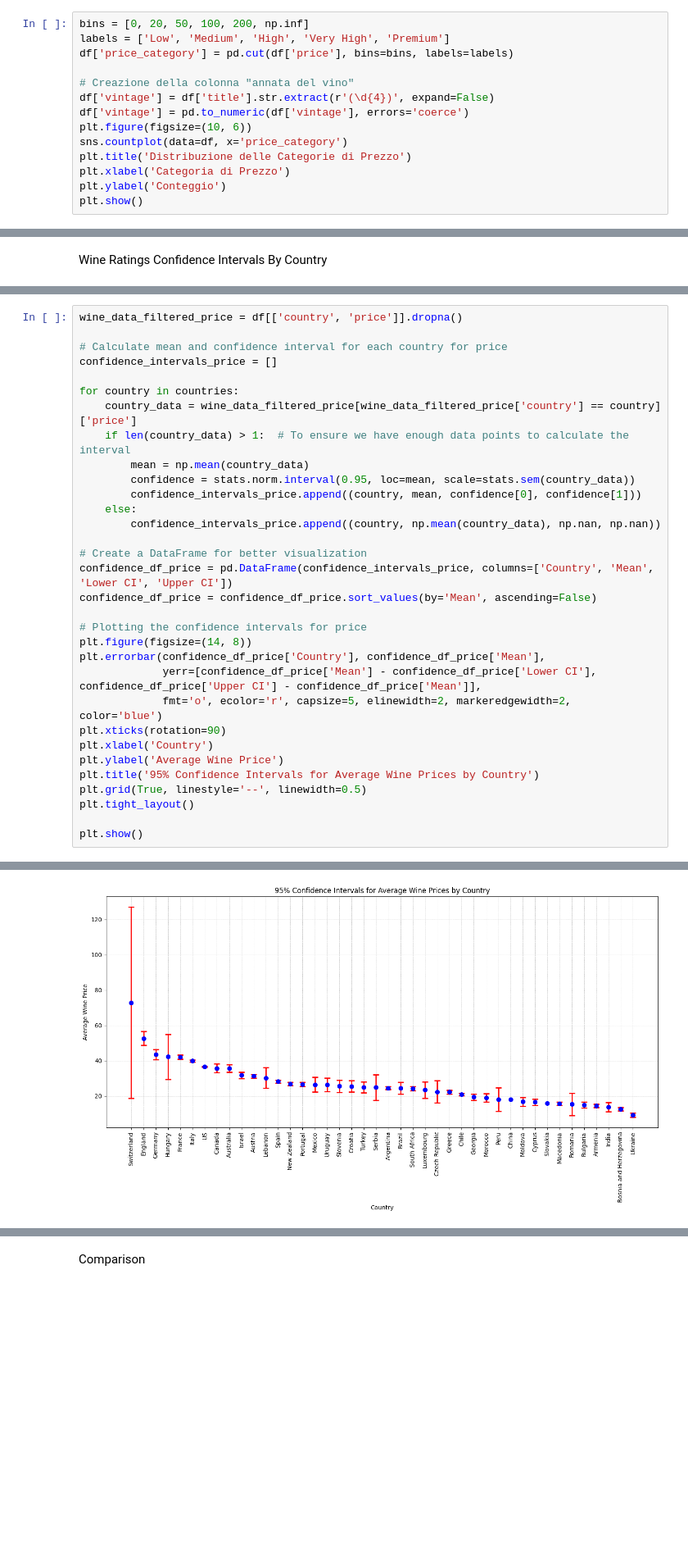
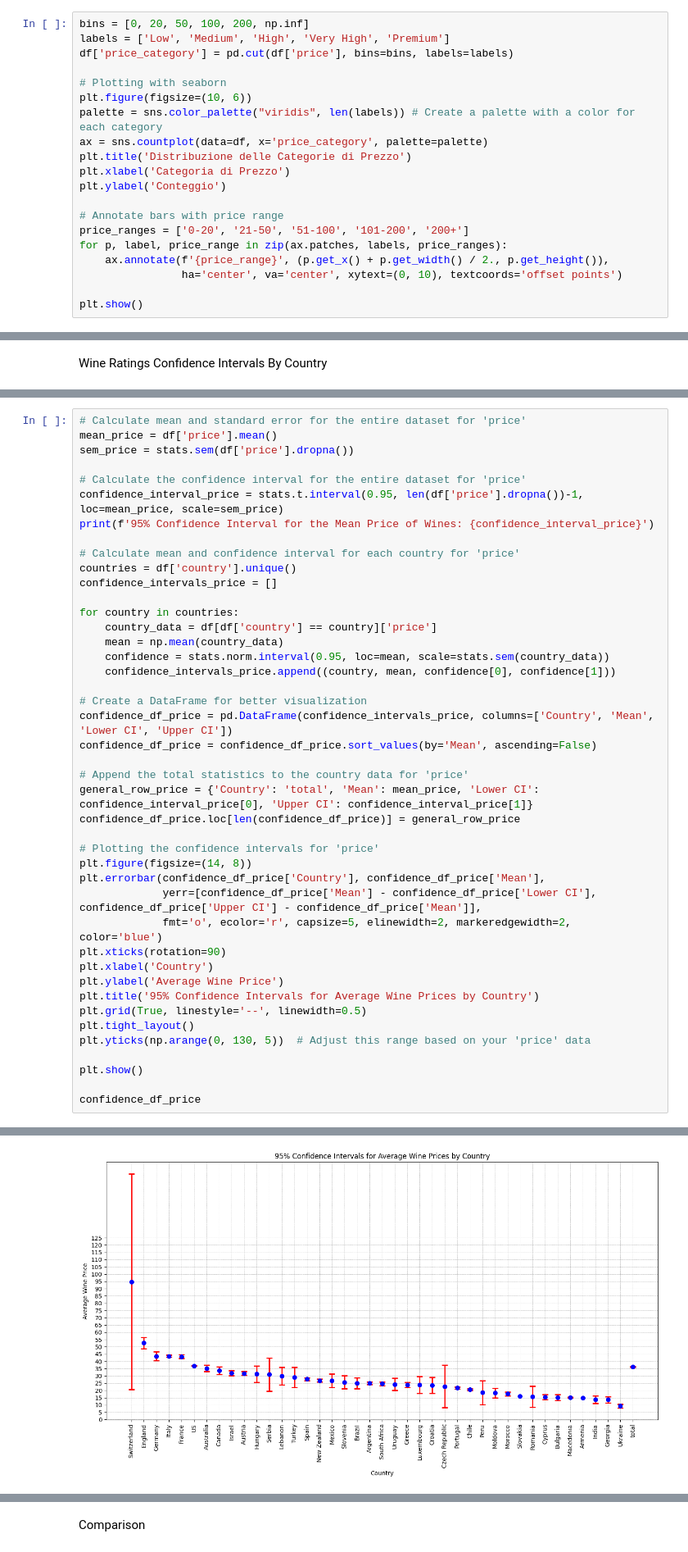
Before and after one commit to Supsi-Collaborative-Projects/wine-analysis, a Jupyter notebook: analysis.ipynb, the cells around one changed output, grey strips where cells are left out. Shown at 82% size. Saved outputs shown, nothing was run; the diff lists cells and outputs as text; blank space fills up the shorter version.

```diff
--- a/analysis.ipynb
+++ b/analysis.ipynb
@@ -317,13 +313,19 @@ bins = [0, 20, 50, 100, 200, np.inf]
 labels = ['Low', 'Medium', 'High', 'Very High', 'Premium']
 df['price_category'] = pd.cut(df['price'], bins=bins, labels=labels)
 
-# Creazione della colonna "annata del vino"
-df['vintage'] = df['title'].str.extract(r'(\d{4})', expand=False)
-df['vintage'] = pd.to_numeric(df['vintage'], errors='coerce')
+# Plotting with seaborn
 plt.figure(figsize=(10, 6))
-sns.countplot(data=df, x='price_category')
+palette = sns.color_palette("viridis", len(labels)) # Create a palette with a color for each category
+ax = sns.countplot(data=df, x='price_category', palette=palette)
 plt.title('Distribuzione delle Categorie di Prezzo')
 plt.xlabel('Categoria di Prezzo')
 plt.ylabel('Conteggio')
+
+# Annotate bars with price range
+price_ranges = ['0-20', '21-50', '51-100', '101-200', '200+']
+for p, label, price_range in zip(ax.patches, labels, price_ranges):
+    ax.annotate(f'{price_range}', (p.get_x() + p.get_width() / 2., p.get_height()),
+                ha='center', va='center', xytext=(0, 10), textcoords='offset points')
+
 plt.show()
 # %% [output]
@@ -662,23 +897,31 @@ Wine Price Confidence Intervals By Country
 # %%
-wine_data_filtered_price = df[['country', 'price']].dropna()
+# Calculate mean and standard error for the entire dataset for 'price'
+mean_price = df['price'].mean()
+sem_price = stats.sem(df['price'].dropna())
 
-# Calculate mean and confidence interval for each country for price
+# Calculate the confidence interval for the entire dataset for 'price'
+confidence_interval_price = stats.t.interval(0.95, len(df['price'].dropna())-1, loc=mean_price, scale=sem_price)
+print(f'95% Confidence Interval for the Mean Price of Wines: {confidence_interval_price}')
+
+# Calculate mean and confidence interval for each country for 'price'
+countries = df['country'].unique()
 confidence_intervals_price = []
 
 for country in countries:
-    country_data = wine_data_filtered_price[wine_data_filtered_price['country'] == country]['price']
-    if len(country_data) > 1:  # To ensure we have enough data points to calculate the interval
-        mean = np.mean(country_data)
-        confidence = stats.norm.interval(0.95, loc=mean, scale=stats.sem(country_data))
-        confidence_intervals_price.append((country, mean, confidence[0], confidence[1]))
-    else:
-        confidence_intervals_price.append((country, np.mean(country_data), np.nan, np.nan))
+    country_data = df[df['country'] == country]['price']
+    mean = np.mean(country_data)
+    confidence = stats.norm.interval(0.95, loc=mean, scale=stats.sem(country_data))
+    confidence_intervals_price.append((country, mean, confidence[0], confidence[1]))
 
 # Create a DataFrame for better visualization
 confidence_df_price = pd.DataFrame(confidence_intervals_price, columns=['Country', 'Mean', 'Lower CI', 'Upper CI'])
 confidence_df_price = confidence_df_price.sort_values(by='Mean', ascending=False)
 
-# Plotting the confidence intervals for price
+# Append the total statistics to the country data for 'price'
+general_row_price = {'Country': 'total', 'Mean': mean_price, 'Lower CI': confidence_interval_price[0], 'Upper CI': confidence_interval_price[1]}
+confidence_df_price.loc[len(confidence_df_price)] = general_row_price
+
+# Plotting the confidence intervals for 'price'
 plt.figure(figsize=(14, 8))
 plt.errorbar(confidence_df_price['Country'], confidence_df_price['Mean'],
              yerr=[confidence_df_price['Mean'] - confidence_df_price['Lower CI'], confidence_df_price['Upper CI'] - confidence_df_price['Mean']],
@@ -689,6 +932,9 @@ plt.ylabel('Average Wine Price')
 plt.title('95% Confidence Intervals for Average Wine Prices by Country')
 plt.grid(True, linestyle='--', linewidth=0.5)
 plt.tight_layout()
+plt.yticks(np.arange(0, 130, 5))  # Adjust this range based on your 'price' data
 
 plt.show()
+
+confidence_df_price
 # %% [output]
@@ -695 +942 @@ plt.show()
-[figure, old version]
+[figure, new version]
```
Also changed, not shown: parts of 44 cells of this notebook.
